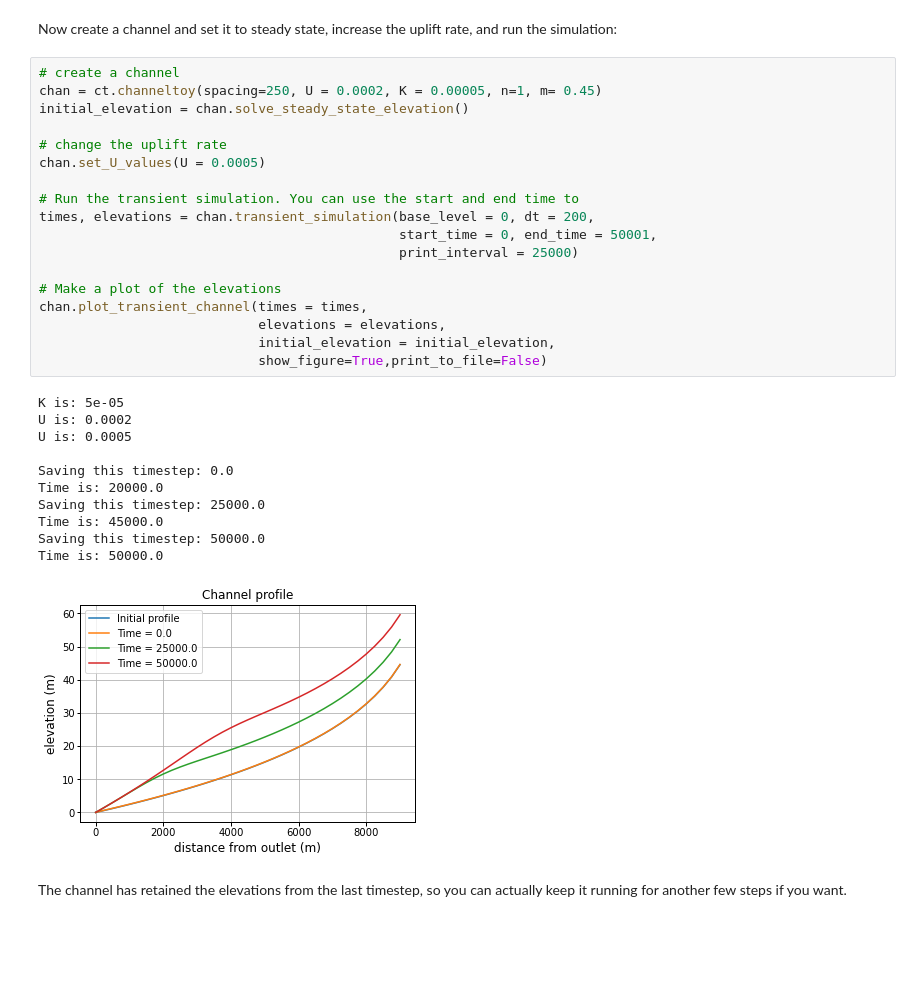
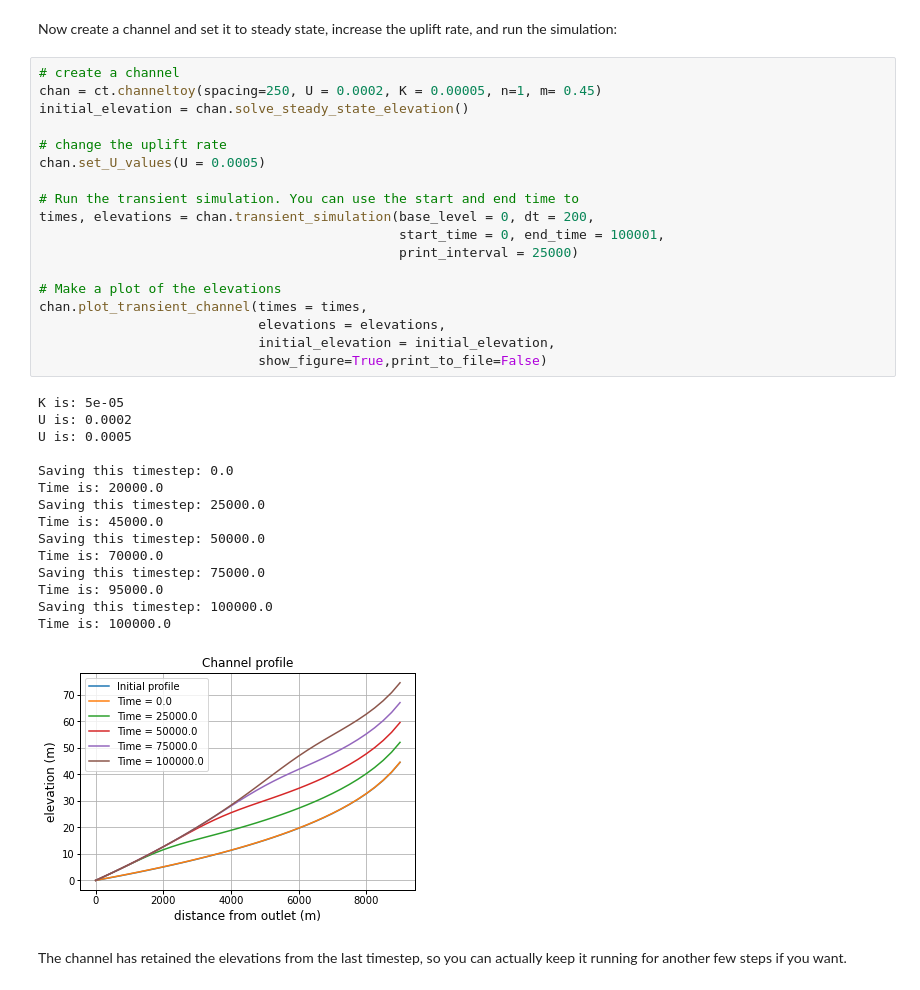
Before and after one commit to simon-m-mudd/smm_teaching_notebooks, a Jupyter notebook: Channel_incision/Lesson_03_transience_and_knickpoints.ipynb, the cells around one changed output. Drawn from its saved outputs; the diff is of its cells as text; blank space fills up the shorter version.

```diff
--- a/Channel_incision/Lesson_03_transience_and_knickpoints.ipynb
+++ b/Channel_incision/Lesson_03_transience_and_knickpoints.ipynb
@@ -19,33 +22,37 @@ Now create a channel and set it to steady state, increase the uplift rate, and r
 # %%
 # create a channel
 chan = ct.channeltoy(spacing=250, U = 0.0002, K = 0.00005, n=1, m= 0.45)
 initial_elevation = chan.solve_steady_state_elevation()
 
 # change the uplift rate
 chan.set_U_values(U = 0.0005)
 
 # Run the transient simulation. You can use the start and end time to
 times, elevations = chan.transient_simulation(base_level = 0, dt = 200,
-                                              start_time = 0, end_time = 50001,
+                                              start_time = 0, end_time = 100001,
                                               print_interval = 25000)
 
 # Make a plot of the elevations
 chan.plot_transient_channel(times = times,
                             elevations = elevations,
                             initial_elevation = initial_elevation,
                             show_figure=True,print_to_file=False)
 # %% [output]
 K is: 5e-05
 U is: 0.0002
 U is: 0.0005
 
 Saving this timestep: 0.0
 Time is: 20000.0
 Saving this timestep: 25000.0
 Time is: 45000.0
 Saving this timestep: 50000.0
-Time is: 50000.0
+Time is: 70000.0
+Saving this timestep: 75000.0
+Time is: 95000.0
+Saving this timestep: 100000.0
+Time is: 100000.0
-[figure, old version]
+[figure, new version]
 # %% [markdown]
 The channel has retained the elevations from the last timestep, so you can actually keep it running for another few steps if you want.
 # %%
```
Also changed, not shown: parts of 2 cells of this notebook, 3 other files.
